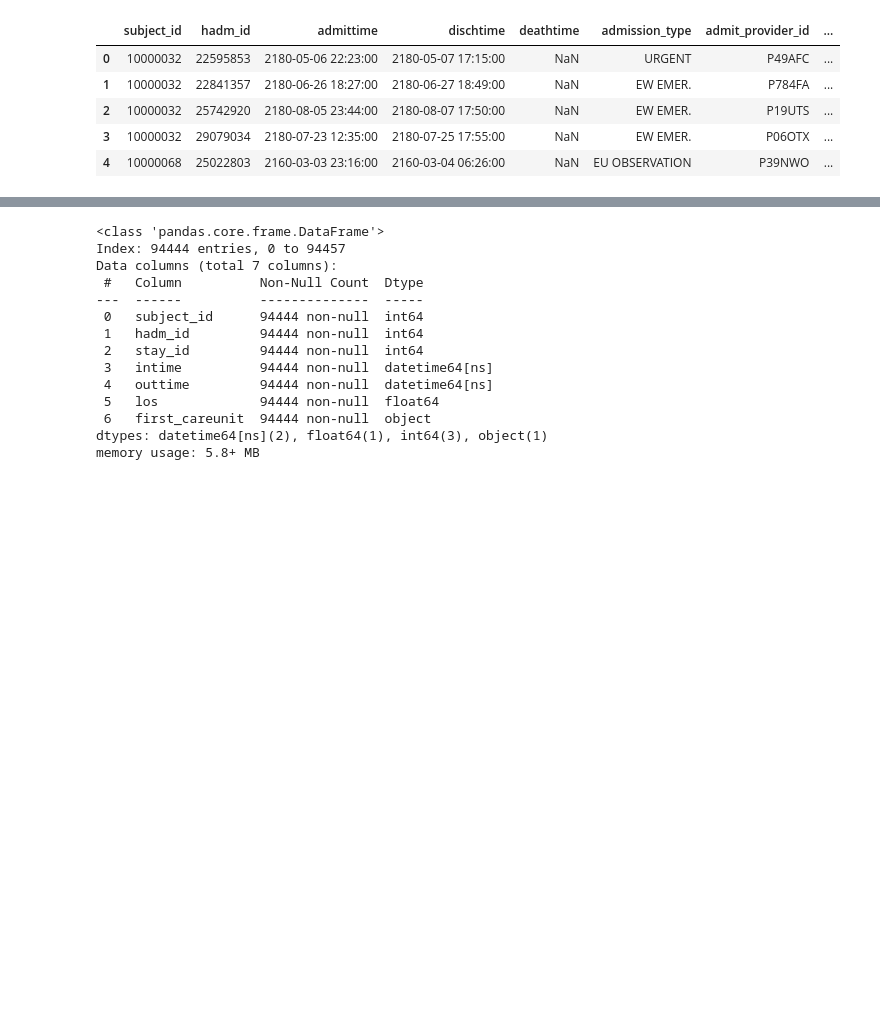
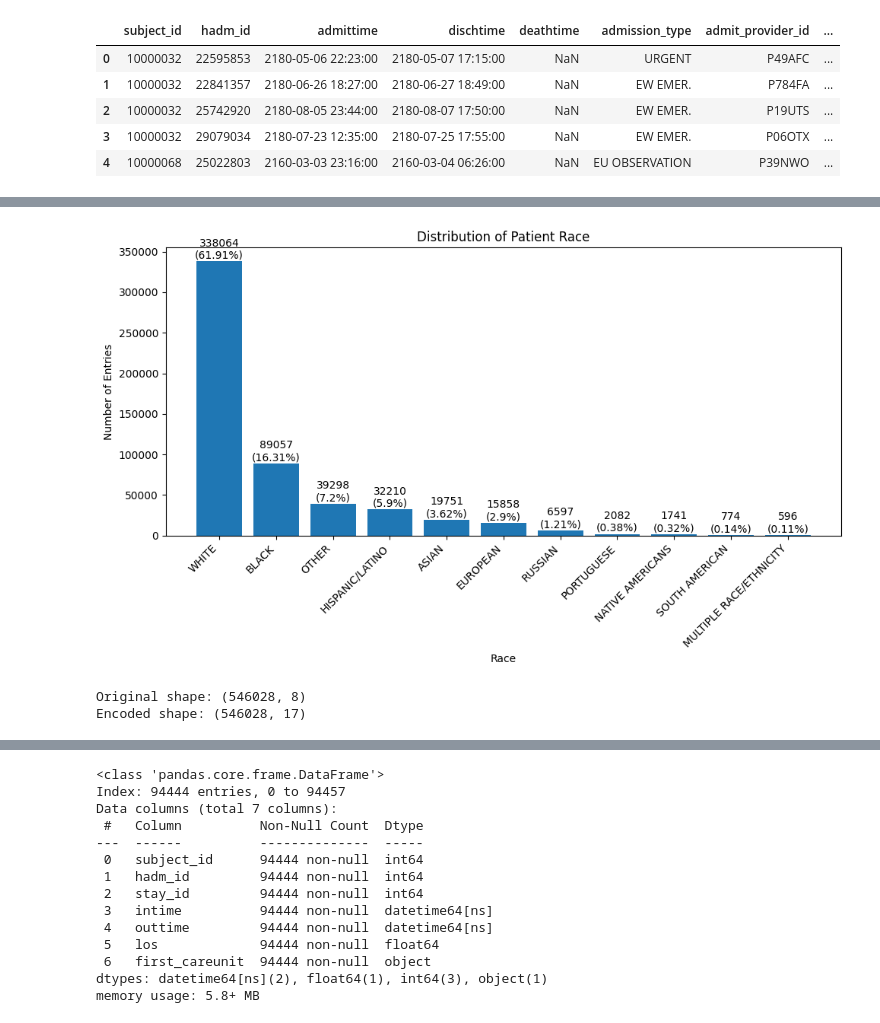
Before and after one commit to LesleyYu/DSCI531, a Jupyter notebook: project/fairness_mimic4.ipynb, the cells around one changed output, grey strips where cells are left out. Cells and saved outputs as stored; diff of their text form; code cells hidden in the pictures; blank space fills up the shorter version.

```diff
--- a/project/fairness_mimic4.ipynb
+++ b/project/fairness_mimic4.ipynb
@@ -215,0 +382,77 @@ memory usage: 41.7+ MB
+# %%
+def map_race(race_value):
+    if pd.isna(race_value):
+        return 'UNKNOWN'
+    elif 'RUSSIAN' in race_value:
+        return 'RUSSIAN'
+    elif 'EUROPEAN' in race_value:
+        return 'EUROPEAN'
+    elif 'WHITE' in race_value:
+        return 'WHITE'
+    elif 'ASIAN' in race_value:
+        return 'ASIAN'
+    elif 'HISPANIC/LATINO' in race_value:
+        return 'HISPANIC/LATINO'
+    elif 'HISPANIC OR LATINO' in race_value:
+        return 'HISPANIC/LATINO'
+    elif race_value in ['PATIENT DECLINED TO ANSWER', 'UNABLE TO OBTAIN', 'UNKNOWN']:
+        return 'OTHER'
+    elif 'BLACK' in race_value:
+        return 'BLACK'
+    elif race_value in ['AMERICAN INDIAN/ALASKA NATIVE', 'NATIVE HAWAIIAN OR OTHER PACIFIC ISLANDER']:
+        return 'NATIVE AMERICANS'
+    else:
+        return race_value
+
+admissions_clean['race_consolidated'] = admissions_clean['race'].apply(map_race)
+print(f"Consolidated races:\n{admissions_clean['race_consolidated'].unique()}")
+# Count entries for each consolidated category
+race_counts = admissions_clean['race_consolidated'].value_counts()
+# Get percentage of each category
+race_percentages = (race_counts / len(admissions_clean) * 100).round(2)
+race_stats = pd.DataFrame({
+        'Count': race_counts,
+        'Percentage (%)': race_percentages
+    })
+print(race_stats)
+
+# Create a bar plot
+plt.figure(figsize=(10, 6))
+plt.bar(race_stats.index, race_stats['Count'])
+plt.title('Distribution of Patient Race')
+plt.xlabel('Race')
+plt.ylabel('Number of Entries')
+plt.xticks(rotation=45, ha='right')
+plt.tight_layout()
+
+# Add count labels above bars
+for i, count in enumerate(race_stats['Count']):
+    plt.text(i, count + (max(race_stats['Count'])*0.01),
+                f"{count}\n({race_stats['Percentage (%)'][i]}%)",
+                ha='center')
+plt.show()
+
+# Using sklearn OneHotEncoder to apply one-hot encoding
+# Initialize the encoder
+encoder = OneHotEncoder(sparse_output=False, handle_unknown='ignore')
+
+# Reshape the race column and fit transform
+race_array = encoder.fit_transform(admissions_clean[['race_consolidated']])
+
+# Create a DataFrame with the encoded values
+race_encoded_df = pd.DataFrame(
+    race_array,
+    columns=[f'race_{race}' for race in encoder.categories_[0]],
+    index=admissions_clean.index
+)
+
+# Concatenate with original dataframe
+admissions_encoded = pd.concat([admissions_clean, race_encoded_df], axis=1)
+
+# drop the original race columns
+admissions_encoded = admissions_encoded.drop(['race', 'race_consolidated'], axis=1)
+
+# Display the shape of the new dataframe
+print(f"Original shape: {admissions_clean.shape}")
+print(f"Encoded shape: {admissions_encoded.shape}")
+# %% [output]
@@ -215,0 +476,3 @@ memory usage: 41.7+ MB
+[figure, added]
+Original shape: (546028, 8)
+Encoded shape: (546028, 17)
```
Also changed, not shown: parts of 43 cells of this notebook, 18 other files.
